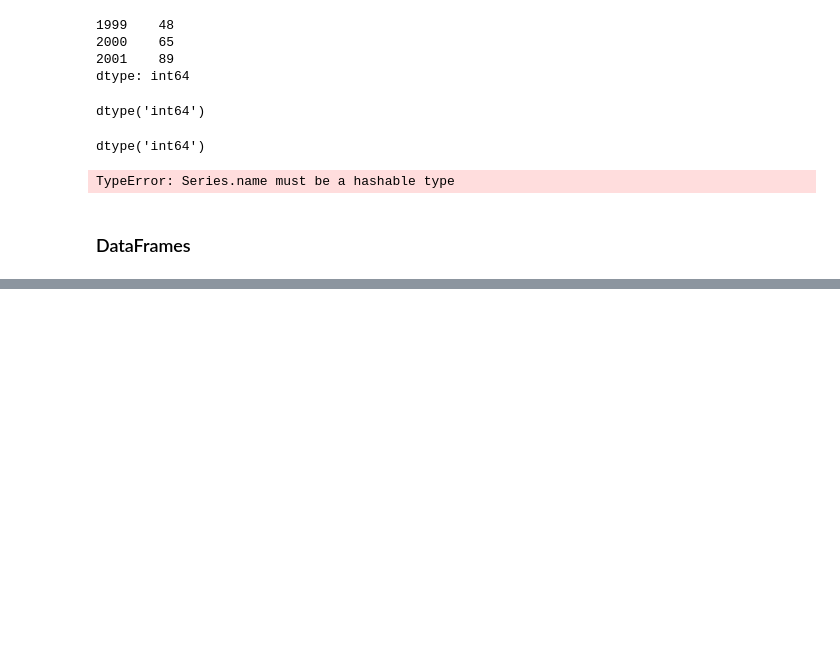
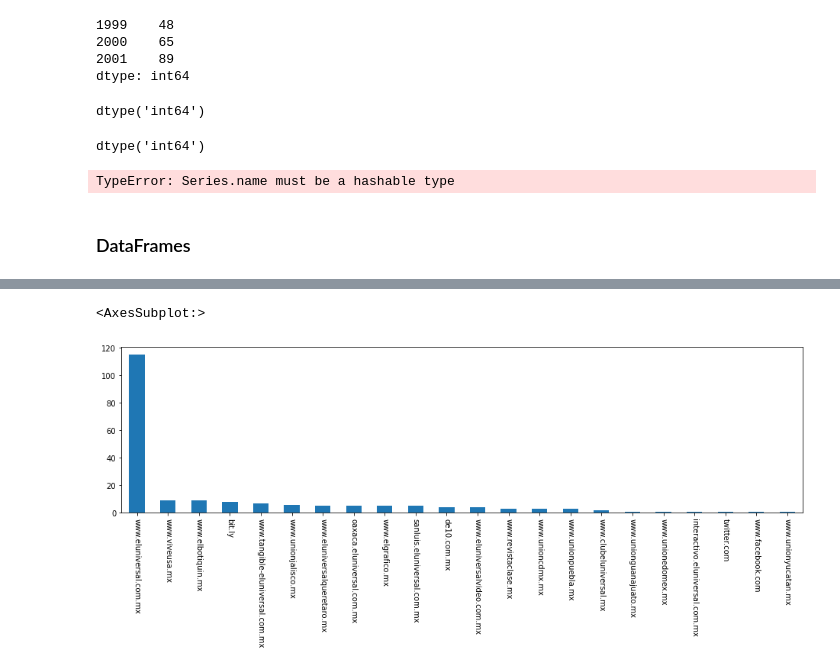
Before and after one commit to kemirandad/data_eng_web_scrap, a Jupyter notebook: platzi_data/pandas_starting.ipynb, the cells around one changed output, grey strips where cells are left out. Drawn from its saved outputs; the diff is of its cells as text; code cells hidden in the pictures; blank space fills up the shorter version.

```diff
--- a/platzi_data/pandas_starting.ipynb
+++ b/platzi_data/pandas_starting.ipynb
@@ -162,0 +213,3 @@ el_pais.loc[:,'body':'title']
+# %%
+el_universal = pd.read_csv('../eluniversal_2019_06_07_articles.csv')
+el_universal
@@ -162,0 +230,2 @@ el_pais.loc[:,'body':'title']
+# %%
+el_universal['newspaper_uid'] = 'eluniversal'
@@ -162,0 +248,3 @@ el_pais.loc[:,'body':'title']
+# %%
+el_universal['host'] = el_universal['url'].apply( lambda url: urlparse(url).netloc)
+el_universal
@@ -162,0 +281,5 @@ el_pais.loc[:,'body':'title']
+# %%
+el_universal['host'].value_counts().plot(kind='bar', rot=270, figsize=(16,4))
+# %% [output]
+<AxesSubplot:>
+[figure, added]
```
Also changed, not shown: parts of 29 cells of this notebook, 2 other files.
